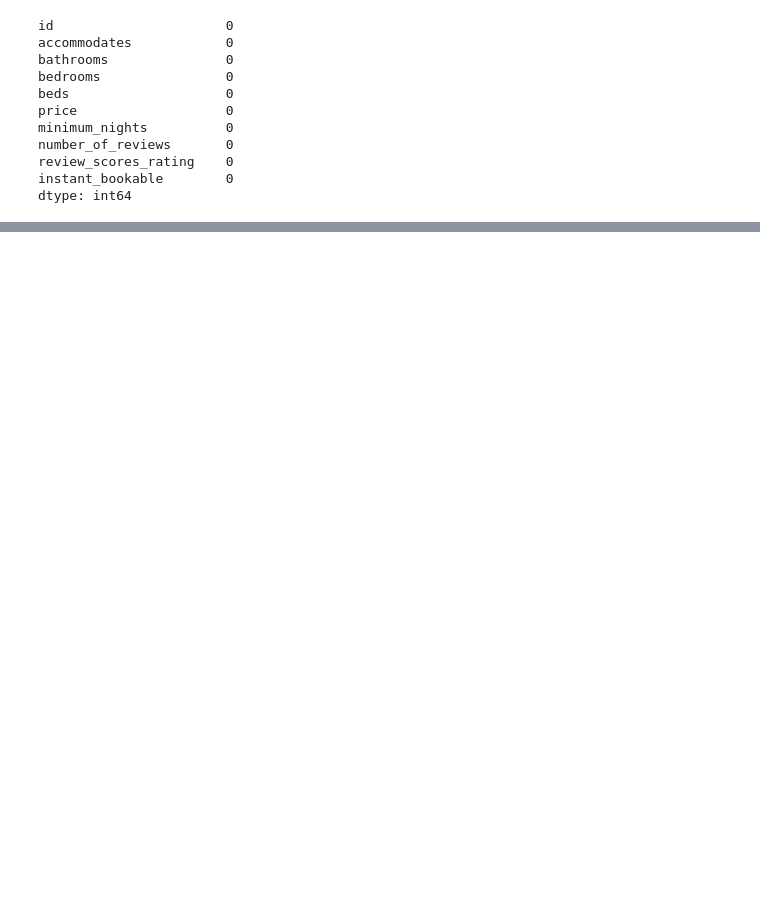
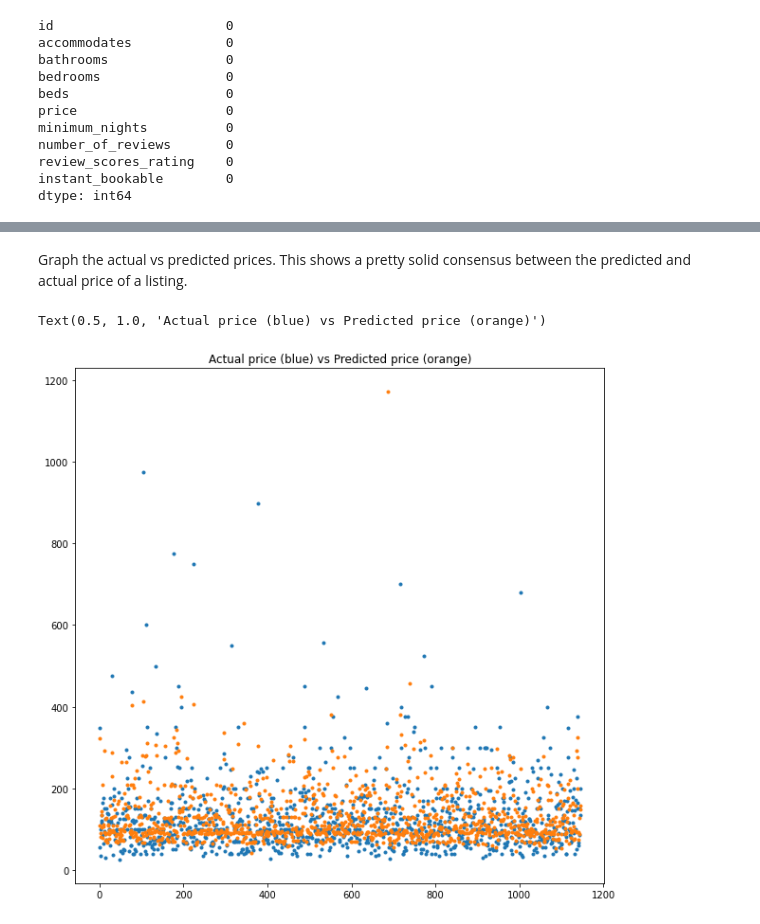
Before and after one commit to bjpayne/BecomeADataScientist, a Jupyter notebook: question3.ipynb, the cells around one changed output, grey strips where cells are left out. Cells and saved outputs as stored; diff of their text form; code cells hidden in the pictures; blank space fills up the shorter version.

```diff
--- a/question3.ipynb
+++ b/question3.ipynb
@@ -117,0 +144,15 @@ calendar_dataframe['price'] = calendar_dataframe['price'].str.replace('[\$,]', '
+# %%
+listings_dataframe_quantitative['instant_bookable'] = listings_dataframe_quantitative.apply(
+    lambda row: 1 if(row['instant_bookable'] == 't') else 0,
+    axis=1
+)
+# %%
+#Split into explanatory and response variables
+prediction_columns = quantitative_columns.copy()
+prediction_columns.remove('id')
+prediction_columns.remove('price')
+
+X = listings_dataframe_quantitative[prediction_columns].copy()
+y = listings_dataframe_quantitative[['price']].copy()
+
+X,y
@@ -117,0 +177,20 @@ calendar_dataframe['price'] = calendar_dataframe['price'].str.replace('[\$,]', '
+# %%
+X_train, X_test, y_train, y_test = train_test_split(X, y, test_size=0.3, random_state=40)
+
+pipe = make_pipeline(StandardScaler(), LinearRegression())
+pipe.fit(X_train, y_train)
+
+# Get the predictions
+y_train_predictions = pipe.predict(X_train)
+y_test_predictions = pipe.predict(X_test)
+
+# Get the scores
+test_score = r2_score(y_test, y_test_predictions)
+train_score = r2_score(y_train, y_train_predictions)
+
+# Round the training and test predictions to 2 decimal places for comparisons
+y_test_predictions_rounded = numpy.round(y_test_predictions,2)
+y_train_predictions_rounded = numpy.round(y_train_predictions,2)
+
+#Predict and score the model
+print("The rsquared on the training data was {}.  The rsquared on the test data was {}.".format(train_score, test_score))
@@ -117,0 +201,4 @@ calendar_dataframe['price'] = calendar_dataframe['price'].str.replace('[\$,]', '
+# %%
+actual_vs_predicted_prices = numpy.concatenate([y_test, y_test_predictions_rounded], axis=1)
+
+actual_vs_predicted_prices
@@ -117,0 +213,9 @@ calendar_dataframe['price'] = calendar_dataframe['price'].str.replace('[\$,]', '
+# %% [markdown]
+Graph the actual vs predicted prices. This shows a pretty solid consensus between the predicted and actual price of a listing.
+# %%
+pyplot.figure(figsize=(10,10))
+pyplot.plot(actual_vs_predicted_prices, marker = '.', linestyle = '')
+pyplot.title('Actual price (orange) vs Predicted price (blue)')
+# %% [output]
+Text(0.5, 1.0, 'Actual price (blue) vs Predicted price (orange)')
+[figure, added]
```
Also changed, not shown: parts of 18 cells of this notebook, 1 other file.
